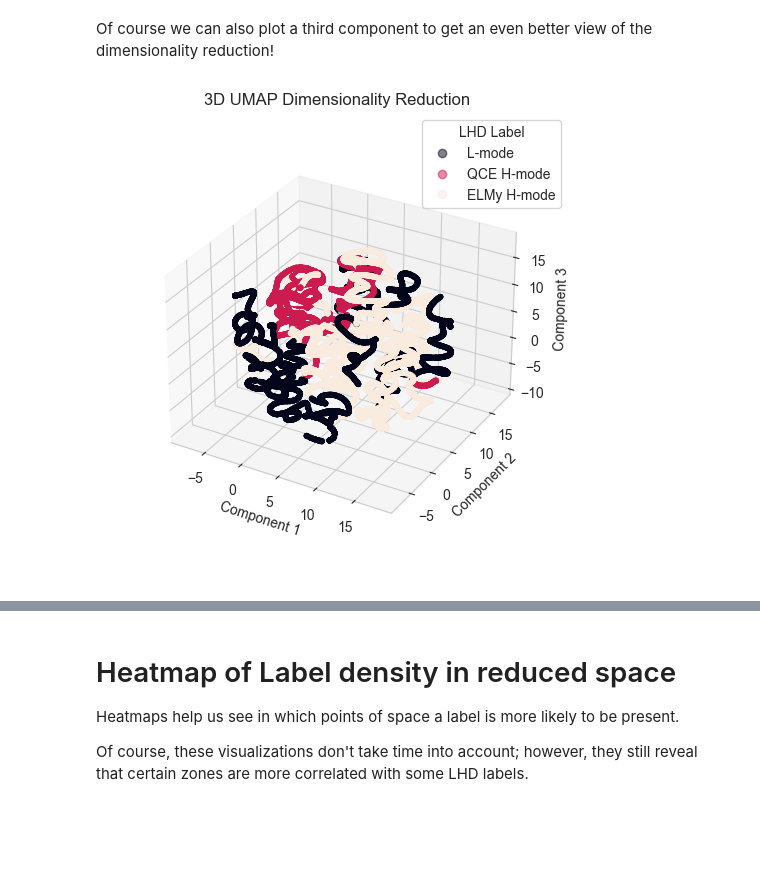
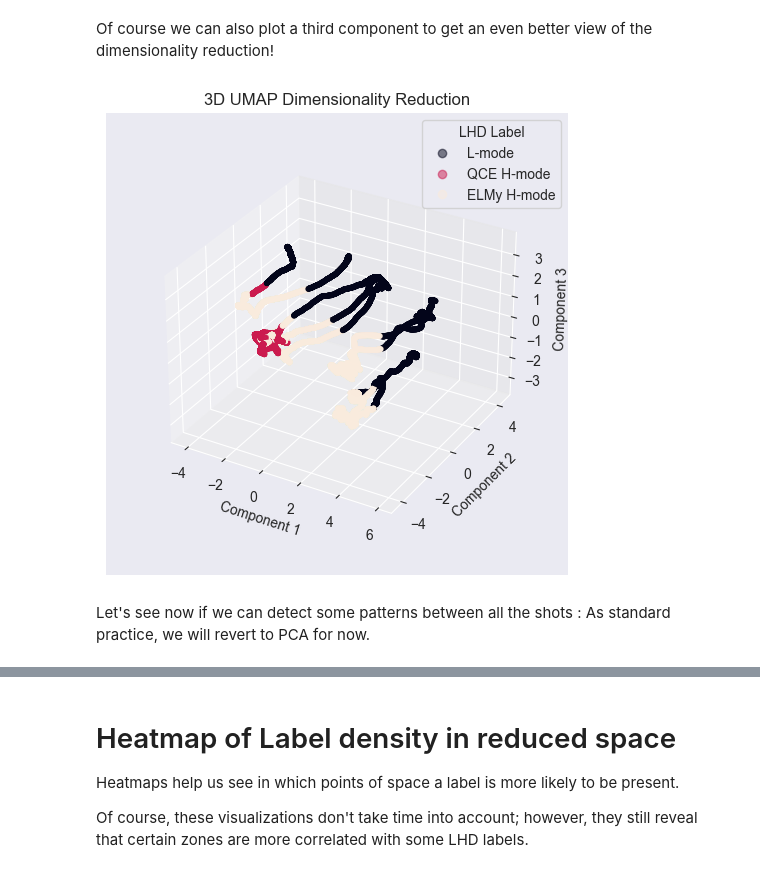
Before and after one commit to Captcha-ML/tokamak-unsupervised, a Jupyter notebook: initial_analysis.ipynb, the cells around one changed output, grey strips where cells are left out. Cells and saved outputs as stored; diff of their text form; code cells hidden in the pictures; blank space fills up the shorter version.

```diff
--- a/initial_analysis.ipynb
+++ b/initial_analysis.ipynb
@@ -282,6 +287,9 @@ draw_reduced_space(X_umap, y, n_components=2, title='2D UMAP Dimensionality Redu
 # %% [markdown]
 Of course we can also plot a third component to get an even better view of the dimensionality reduction!
 # %%
-draw_reduced_space(perform_umap(X, n_neighbors=40, min_dist=0.1, n_components=3)[1], y, n_components=3, title='3D UMAP Dimensionality Reduction')
+draw_reduced_space(perform_umap(X,  n_components=3), y, n_components=3, title='3D UMAP Dimensionality Reduction')
 # %% [output]
-[figure, old version]
+[figure, new version]
+# %% [markdown]
+Let's see now if we can detect some patterns between all the shots :
+As standard practice, we will revert to PCA for now.
```
Also changed, not shown: parts of 12 cells of this notebook.
